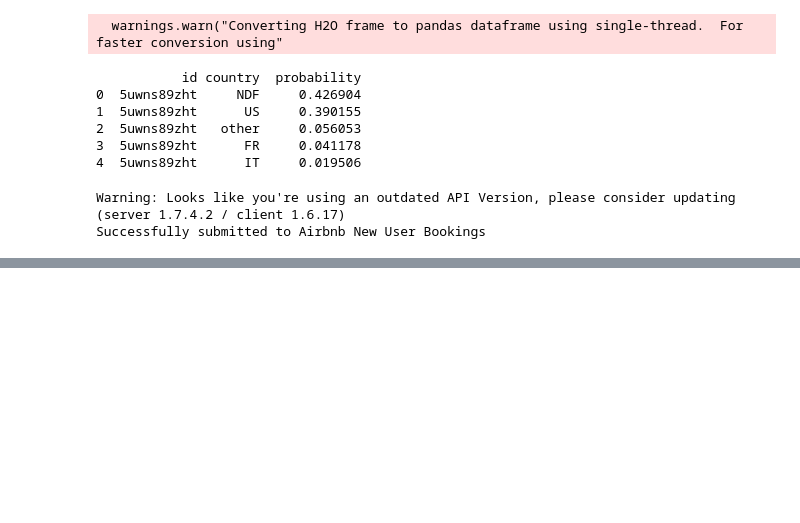
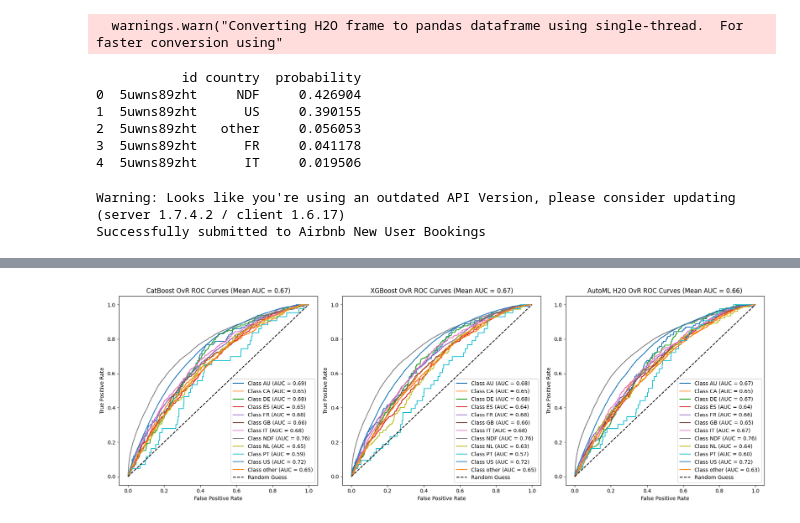
Before and after one commit to yoyocookie/airbnb_analysis, a Jupyter notebook: airbnb_train_model.ipynb, the cells around one changed output, grey strips where cells are left out. Cells and saved outputs as stored; diff of their text form; code cells hidden in the pictures; blank space fills up the shorter version.

```diff
--- a/airbnb_train_model.ipynb
+++ b/airbnb_train_model.ipynb
@@ -522,6 +534,11 @@ print("Best parameters found:", optimizer.max)
 =====================================================================================
 Best parameters found: {'target': 0.8262544376892681, 'params': {'colsample_bytree': 0.7829668743460236, 'learning_rate': 0.09715356941797261, 'max_depth': 5.065882308042539, 'min_child_weight': 4.250 ...
 # %%
+# 先對目標標籤進行編碼
+le = LabelEncoder()
+y_train_encoded = le.fit_transform(y_train.copy())
+y_val_encoded = le.transform(y_val.copy())
+
 # 建立 XGBoost 模型 (多分類)
 model_xgb = XGBClassifier(
     objective='multi:softprob',  # 多分類（返回每個類別的機率）
@@ -1125,0 +1181,74 @@ Successfully submitted to Airbnb New User Bookings
+# %%
+import numpy as np
+import matplotlib.pyplot as plt
+from sklearn.metrics import roc_curve, auc
+from sklearn.preprocessing import label_binarize
+
+# 假設你的資料類別數量
+classes = np.unique(y_val)
+n_classes = len(classes)
+
+# One-vs-Rest ROC 繪製函式
+def plot_roc_ovr(y_true, y_pred_proba, model_name, ax):
+    y_true_bin = label_binarize(y_true, classes=classes)
+    mean_fpr = np.linspace(0, 1, 100)
+    aucs = []
+
+    # 繪製每個類別的 ROC 曲線
+    for i in range(n_classes):
+        fpr, tpr, _ = roc_curve(y_true_bin[:, i], y_pred_proba[:, i])
+        roc_auc = auc(fpr, tpr)
+        aucs.append(roc_auc)
+        ax.plot(fpr, tpr, label=f'Class {classes[i]} (AUC = {roc_auc:.2f})')
+
+    # 平均 AUC
+    mean_auc = np.mean(aucs)
+    ax.plot([0, 1], [0, 1], 'k--', label='Random Guess')
+    ax.set_title(f"{model_name} OvR ROC Curves (Mean AUC = {mean_auc:.2f})")
+    ax.set_xlabel("False Positive Rate")
+    ax.set_ylabel("True Positive Rate")
+    ax.legend(loc="lower right")
+    return mean_auc
+
+# 模型預測（假設已經有各模型對驗證集的概率預測）
+y_val = y_val.values.ravel()  # Flatten y_val
+probas_catboost = model.predict_proba(X_val)       # CatBoost 機率預測
+probas_xgboost = model_xgb.predict_proba(X_val_encoded)  # XGBoost 機率預測
+probas_automl = aml.leader.predict(val_te).as_data_frame().iloc[:, 1:].values  # H2O AutoML 預測
+
+# 畫三張圖（每模型一張）
+fig, axs = plt.subplots(1, 3, figsize=(18, 6))
+
+mean_auc_catboost = plot_roc_ovr(y_val, probas_catboost, "CatBoost", axs[0])
+mean_auc_xgboost = plot_roc_ovr(y_val, probas_xgboost, "XGBoost", axs[1])
+mean_auc_automl = plot_roc_ovr(y_val, probas_automl, "AutoML H2O", axs[2])
+
+plt.tight_layout()
+plt.show()
+
+# 繪製第四張圖（每模型一條平均 AUC 線）
+plt.figure(figsize=(8, 6))
+mean_fpr = np.linspace(0, 1, 100)
+
+# 平均 AUC 曲線
+for probas, model_name, color in zip(
+    [probas_catboost, probas_xgboost, probas_automl],
+    ["CatBoost", "XGBoost", "AutoML H2O"],
+    ['blue', 'green', 'red']
+):
+    y_true_bin = label_binarize(y_val, classes=classes)
+    mean_tpr = np.zeros_like(mean_fpr)
+    for i in range(n_classes):
+        fpr, tpr, _ = roc_curve(y_true_bin[:, i], probas[:, i])
+        mean_tpr += np.interp(mean_fpr, fpr, tpr)
+    mean_tpr /= n_classes
+    mean_auc = auc(mean_fpr, mean_tpr)
+    plt.plot(mean_fpr, mean_tpr, label=f"{model_name} (Mean AUC = {mean_auc:.2f})", color=color)
+
+plt.plot([0, 1], [0, 1], 'k--', label='Random Guess')
+plt.title("Mean AUC OvR for All Models")
+plt.xlabel("False Positive Rate")
+plt.ylabel("True Positive Rate")
+plt.legend(loc="lower right")
+plt.show()
+# %% [output]
@@ -1125,0 +1265 @@ Successfully submitted to Airbnb New User Bookings
+[figure, added]
```
Also changed, not shown: parts of 7 cells of this notebook.
